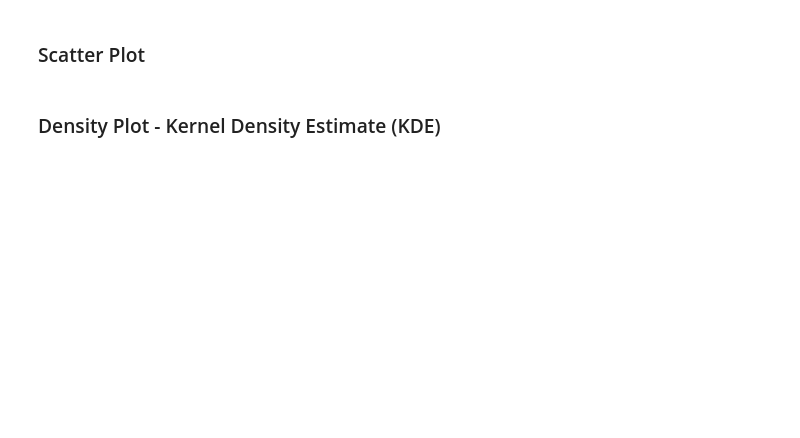
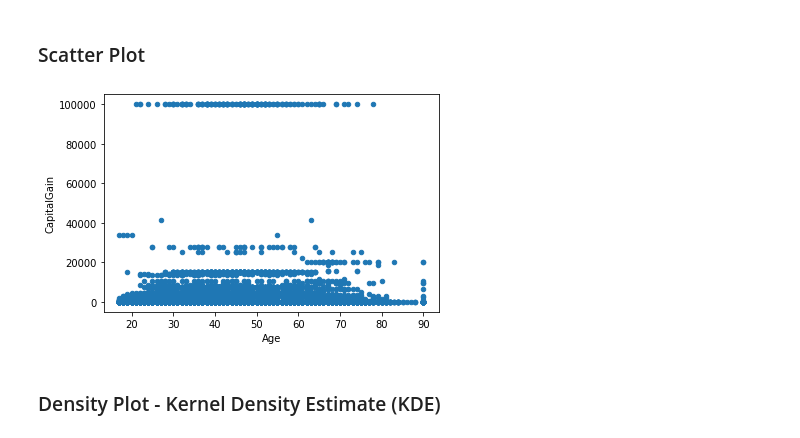
Before and after one commit to supai-red/DS-Unit-1-Sprint-1-Data-Wrangling-and-Storytelling, a Jupyter notebook: module1-exploratory-data-analysis/LS_DS_111_Exploratory_Data_Analysis_AC.ipynb, the cells around one changed output. Cells and saved outputs as stored; diff of their text form; code cells hidden in the pictures; blank space fills up the shorter version.

```diff
--- a/module1-exploratory-data-analysis/LS_DS_111_Exploratory_Data_Analysis_AC.ipynb
+++ b/module1-exploratory-data-analysis/LS_DS_111_Exploratory_Data_Analysis_AC.ipynb
@@ -236,4 +497,8 @@ Why might it be important for us to be able to visualize how our data is distrib
 # %% [markdown]
 ### Scatter Plot
+# %%
+df.plot.scatter('Age', 'CapitalGain');
+# %% [output]
+[figure, added]
 # %% [markdown]
 ### Density Plot - Kernel Density Estimate (KDE)
```
Also changed, not shown: parts of 30 cells of this notebook.
